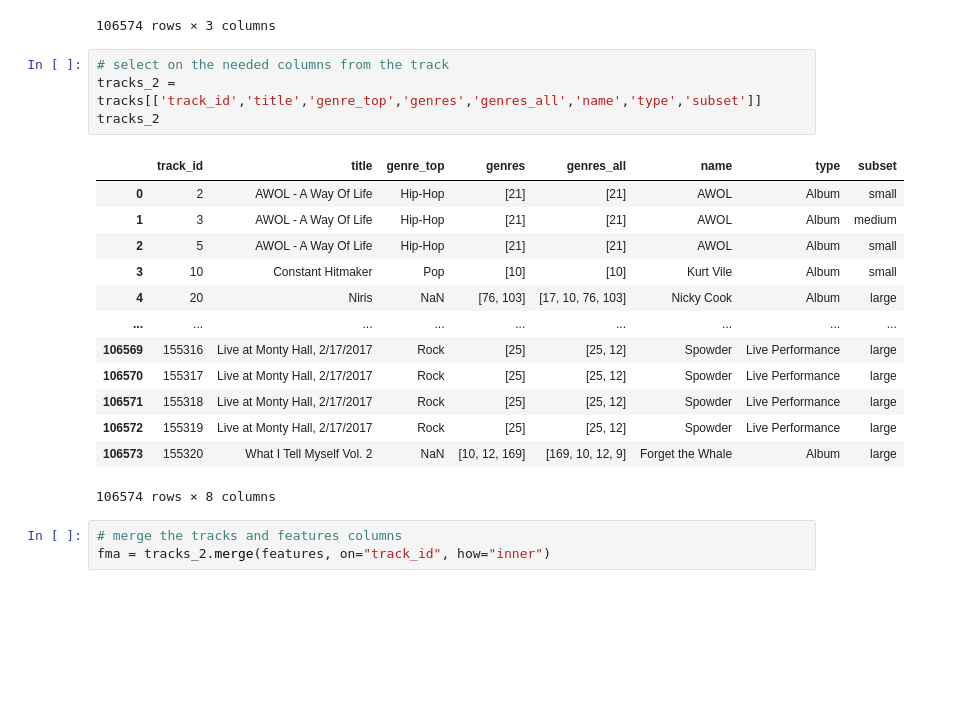
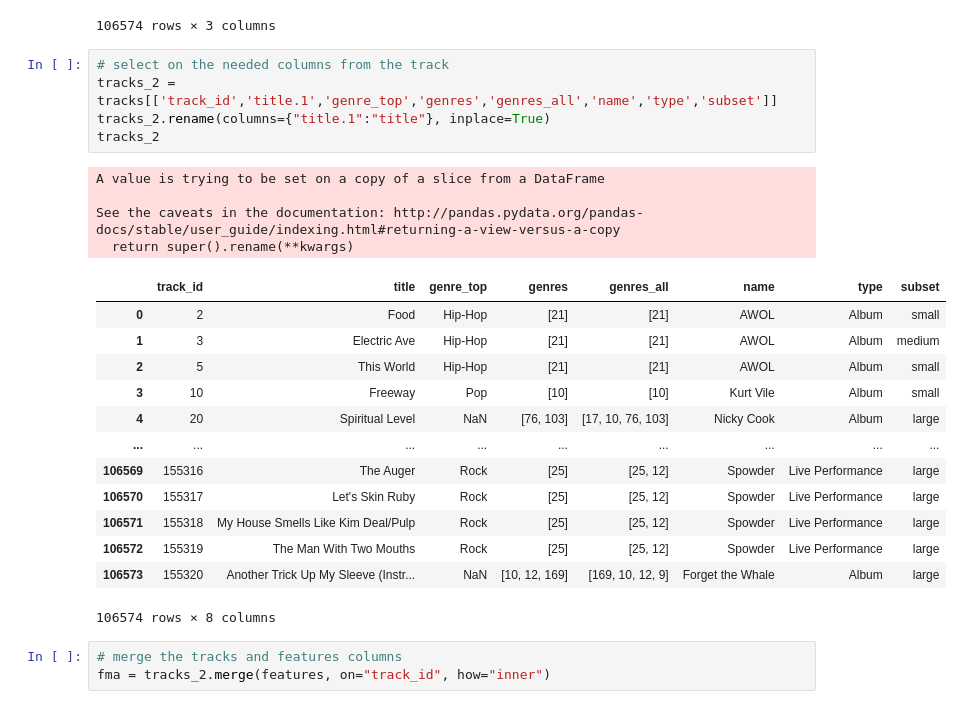
Before and after one commit to ZachZs/MusicNeuralNet, a Jupyter notebook: LyricsAnalysis.ipynb, the cells around one changed output. Saved outputs shown, nothing was run; the diff lists cells and outputs as text; blank space fills up the shorter version.

```diff
--- a/LyricsAnalysis.ipynb
+++ b/LyricsAnalysis.ipynb
@@ -278,22 +278,27 @@ https://pandas.pydata.org/pandas-docs/stable/user_guide/indexing.html#deprecate-
 106574 rows × 3 columns
 # %%
 # select on the needed columns from the track
-tracks_2 = tracks[['track_id','title','genre_top','genres','genres_all','name','type','subset']]
+tracks_2 = tracks[['track_id','title.1','genre_top','genres','genres_all','name','type','subset']]
+tracks_2.rename(columns={"title.1":"title"}, inplace=True)
 tracks_2
 # %% [output]
+A value is trying to be set on a copy of a slice from a DataFrame
+
+See the caveats in the documentation: http://pandas.pydata.org/pandas-docs/stable/user_guide/indexing.html#returning-a-view-versus-a-copy
+  return super().rename(**kwargs)
 |  | track_id | title | genre_top | genres | genres_all | name | type | subset |
-| 0 | 2 | AWOL - A Way Of Life | Hip-Hop | [21] | [21] | AWOL | Album | small |
-| 1 | 3 | AWOL - A Way Of Life | Hip-Hop | [21] | [21] | AWOL | Album | medium |
-| 2 | 5 | AWOL - A Way Of Life | Hip-Hop | [21] | [21] | AWOL | Album | small |
-| 3 | 10 | Constant Hitmaker | Pop | [10] | [10] | Kurt Vile | Album | small |
-| 4 | 20 | Niris | NaN | [76, 103] | [17, 10, 76, 103] | Nicky Cook | Album | large |
+| 0 | 2 | Food | Hip-Hop | [21] | [21] | AWOL | Album | small |
+| 1 | 3 | Electric Ave | Hip-Hop | [21] | [21] | AWOL | Album | medium |
+| 2 | 5 | This World | Hip-Hop | [21] | [21] | AWOL | Album | small |
+| 3 | 10 | Freeway | Pop | [10] | [10] | Kurt Vile | Album | small |
+| 4 | 20 | Spiritual Level | NaN | [76, 103] | [17, 10, 76, 103] | Nicky Cook | Album | large |
 | ... | ... | ... | ... | ... | ... | ... | ... | ... |
-| 106569 | 155316 | Live at Monty Hall, 2/17/2017 | Rock | [25] | [25, 12] | Spowder | Live Performance | large |
-| 106570 | 155317 | Live at Monty Hall, 2/17/2017 | Rock | [25] | [25, 12] | Spowder | Live Performance | large |
-| 106571 | 155318 | Live at Monty Hall, 2/17/2017 | Rock | [25] | [25, 12] | Spowder | Live Performance | large |
-| 106572 | 155319 | Live at Monty Hall, 2/17/2017 | Rock | [25] | [25, 12] | Spowder | Live Performance | large |
-| 106573 | 155320 | What I Tell Myself Vol. 2 | NaN | [10, 12, 169] | [169, 10, 12, 9] | Forget the Whale | Album | large |
+| 106569 | 155316 | The Auger | Rock | [25] | [25, 12] | Spowder | Live Performance | large |
+| 106570 | 155317 | Let's Skin Ruby | Rock | [25] | [25, 12] | Spowder | Live Performance | large |
+| 106571 | 155318 | My House Smells Like Kim Deal/Pulp | Rock | [25] | [25, 12] | Spowder | Live Performance | large |
+| 106572 | 155319 | The Man With Two Mouths | Rock | [25] | [25, 12] | Spowder | Live Performance | large |
+| 106573 | 155320 | Another Trick Up My Sleeve (Instr... | NaN | [10, 12, 169] | [169, 10, 12, 9] | Forget the Whale | Album | large |
-106574 rows × 8 columns
+106574 rows × 8 columns
 # %%
 # merge the tracks and features columns
 fma = tracks_2.merge(features, on="track_id", how="inner")
```
Also changed, not shown: parts of 19 cells of this notebook.
